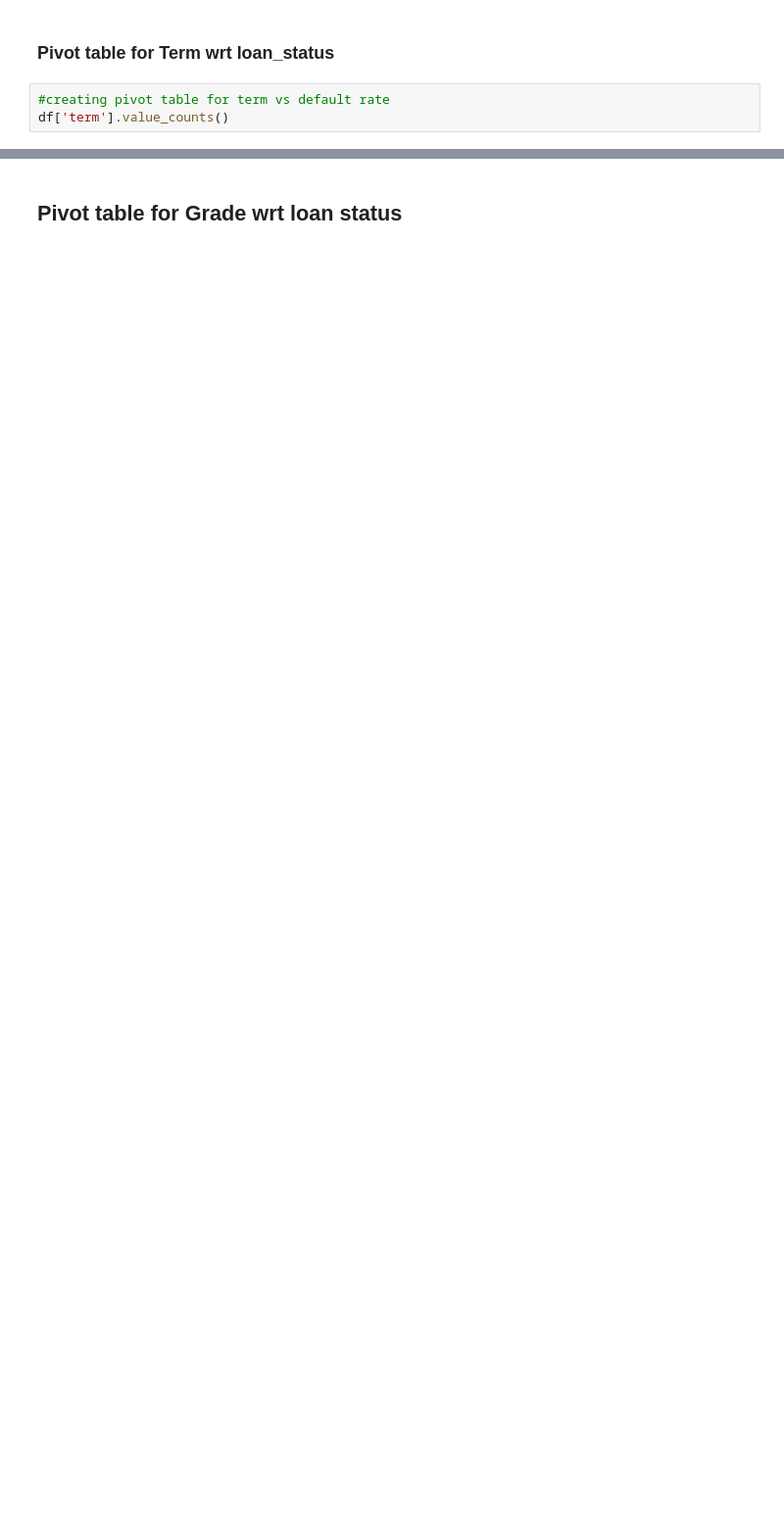
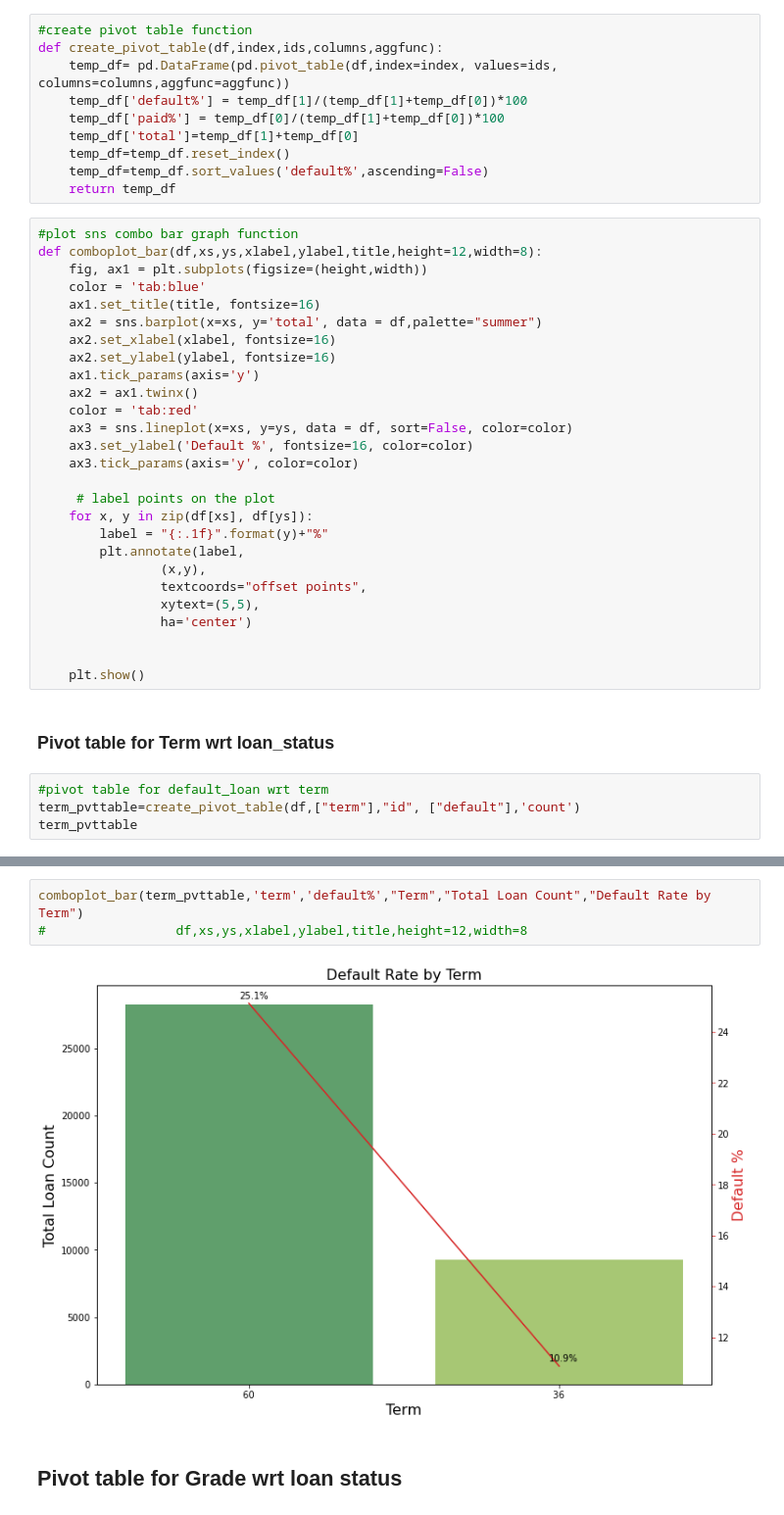
Before and after one commit to spsingh559/lending_case_study, a Jupyter notebook: notebook/Master.ipynb, the cells around one changed output, grey strips where cells are left out. Shown: that part at 98% size. Drawn from its saved outputs; the diff is of its cells as text; blank space fills up the shorter version.

```diff
--- a/notebook/Master.ipynb
+++ b/notebook/Master.ipynb
@@ -152,6 +125,44 @@ def create_pivot_table(df,index,values,aggfunc):
+# %%
+#create pivot table function
+def create_pivot_table(df,index,ids,columns,aggfunc):
+    temp_df= pd.DataFrame(pd.pivot_table(df,index=index, values=ids, columns=columns,aggfunc=aggfunc))
+    temp_df['default%'] = temp_df[1]/(temp_df[1]+temp_df[0])*100
+    temp_df['paid%'] = temp_df[0]/(temp_df[1]+temp_df[0])*100
+    temp_df['total']=temp_df[1]+temp_df[0]
+    temp_df=temp_df.reset_index()
+    temp_df=temp_df.sort_values('default%',ascending=False)
+    return temp_df
+# %%
+#plot sns combo bar graph function
+def comboplot_bar(df,xs,ys,xlabel,ylabel,title,height=12,width=8):
+    fig, ax1 = plt.subplots(figsize=(height,width))
+    color = 'tab:blue'
+    ax1.set_title(title, fontsize=16)
+    ax2 = sns.barplot(x=xs, y='total', data = df,palette="summer")
+    ax2.set_xlabel(xlabel, fontsize=16)
+    ax2.set_ylabel(ylabel, fontsize=16)
+    ax1.tick_params(axis='y')
+    ax2 = ax1.twinx()
+    color = 'tab:red'
+    ax3 = sns.lineplot(x=xs, y=ys, data = df, sort=False, color=color)
+    ax3.set_ylabel('Default %', fontsize=16, color=color)
+    ax3.tick_params(axis='y', color=color)
+
+     # label points on the plot
+    for x, y in zip(df[xs], df[ys]):
+        label = "{:.1f}".format(y)+"%"
+        plt.annotate(label,
+                (x,y),
+                textcoords="offset points",
+                xytext=(5,5),
+                ha='center')
+
+
+    plt.show()
 # %% [markdown]
 ### Pivot table for Term wrt loan_status
 # %%
-#creating pivot table for term vs default rate
-df['term'].value_counts()
+#pivot table for default_loan wrt term
+term_pvttable=create_pivot_table(df,["term"],"id", ["default"],'count')
+term_pvttable
 # %% [output]
@@ -189,2 +172,7 @@ paid_term_pvttable.plot.bar()
+# %%
+comboplot_bar(term_pvttable,'term','default%',"Term","Total Loan Count","Default Rate by Term")
+#                 df,xs,ys,xlabel,ylabel,title,height=12,width=8
+# %% [output]
+[figure, added]
 # %% [markdown]
 ## Pivot table for Grade wrt loan status
```
Also changed, not shown: parts of 81 cells of this notebook, 1 other file.
